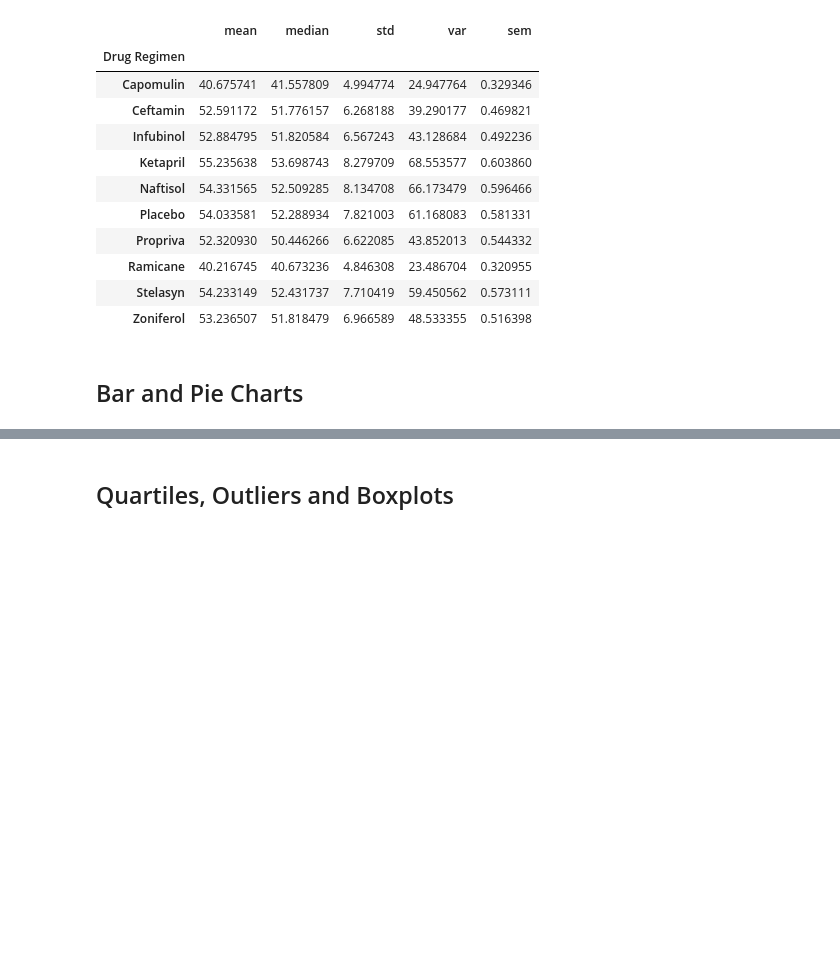
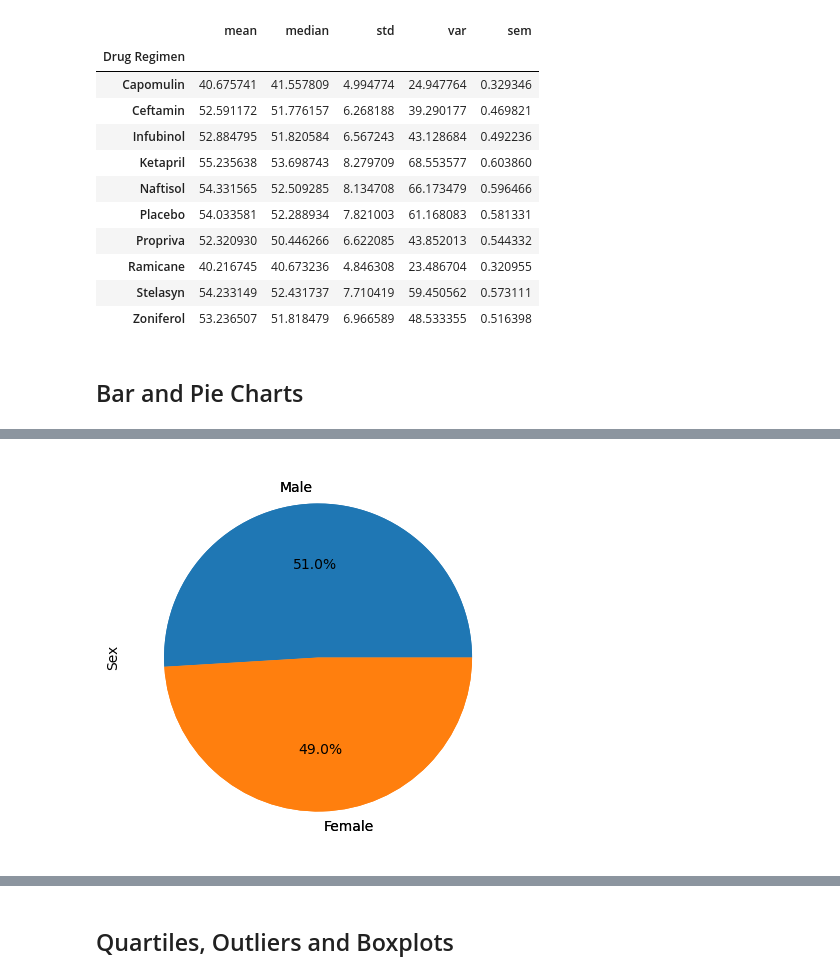
Before and after one commit to jimlhaugen/data-visualization-challenge, a Jupyter notebook: Pymaceuticals/pymaceuticals_starter.ipynb, the cells around one changed output, grey strips where cells are left out. Drawn from its saved outputs; the diff is of its cells as text; code cells hidden in the pictures; blank space fills up the shorter version.

```diff
--- a/Pymaceuticals/pymaceuticals_starter.ipynb
+++ b/Pymaceuticals/pymaceuticals_starter.ipynb
@@ -229 +242,10 @@ Tumor Volume (mm3)
+# %%
+# Generate a pie plot showing the distribution of female versus male mice using Pandas
+
+sex_mouse_timepoints_df = combined_df.groupby(combined_df['Sex'], as_index=True, sort=True)['Sex'].count().sort_values(ascending=False)
+sex_mouse_timepoints_df.plot(kind="pie", figsize=(6.5,5))
+
+sex_mouse_timepoints_pandas_df = sex_mouse_timepoints_df.plot(kind= 'pie', y='Sex',autopct="%.1f%%")
+# %% [output]
+[figure, added]
 # %%
```
Also changed, not shown: parts of 5 cells of this notebook.
